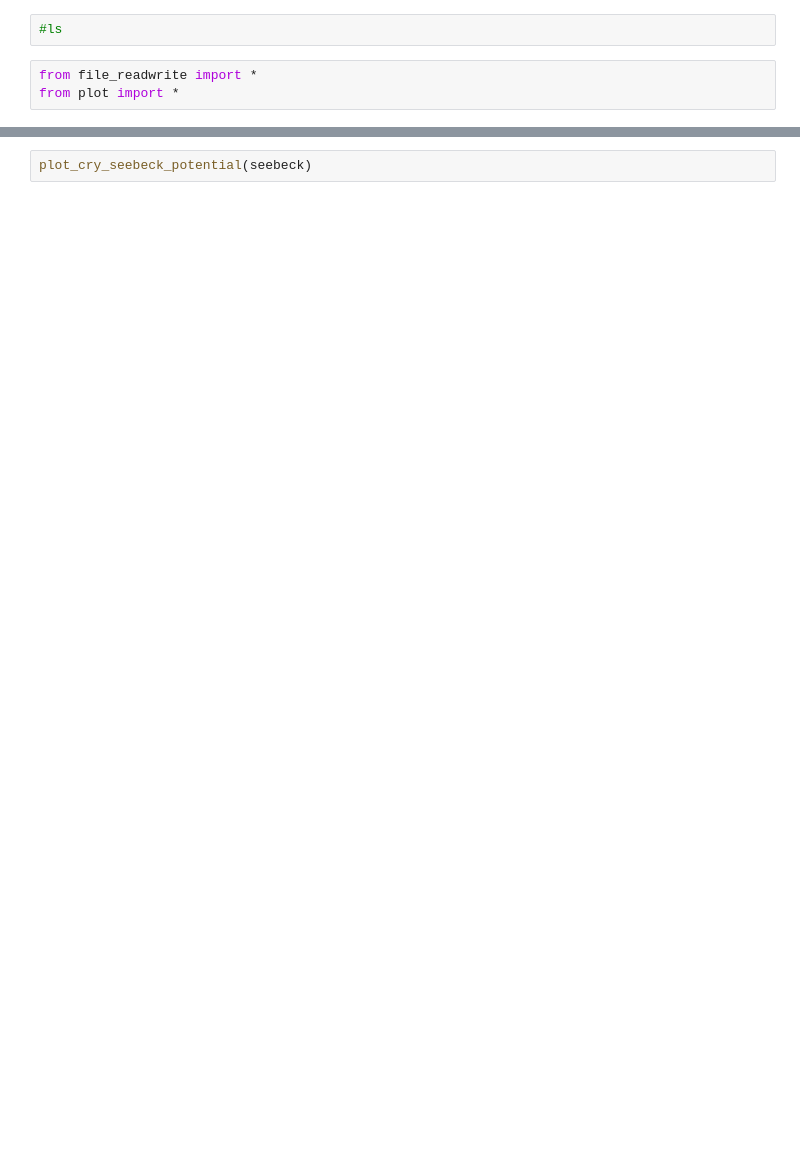
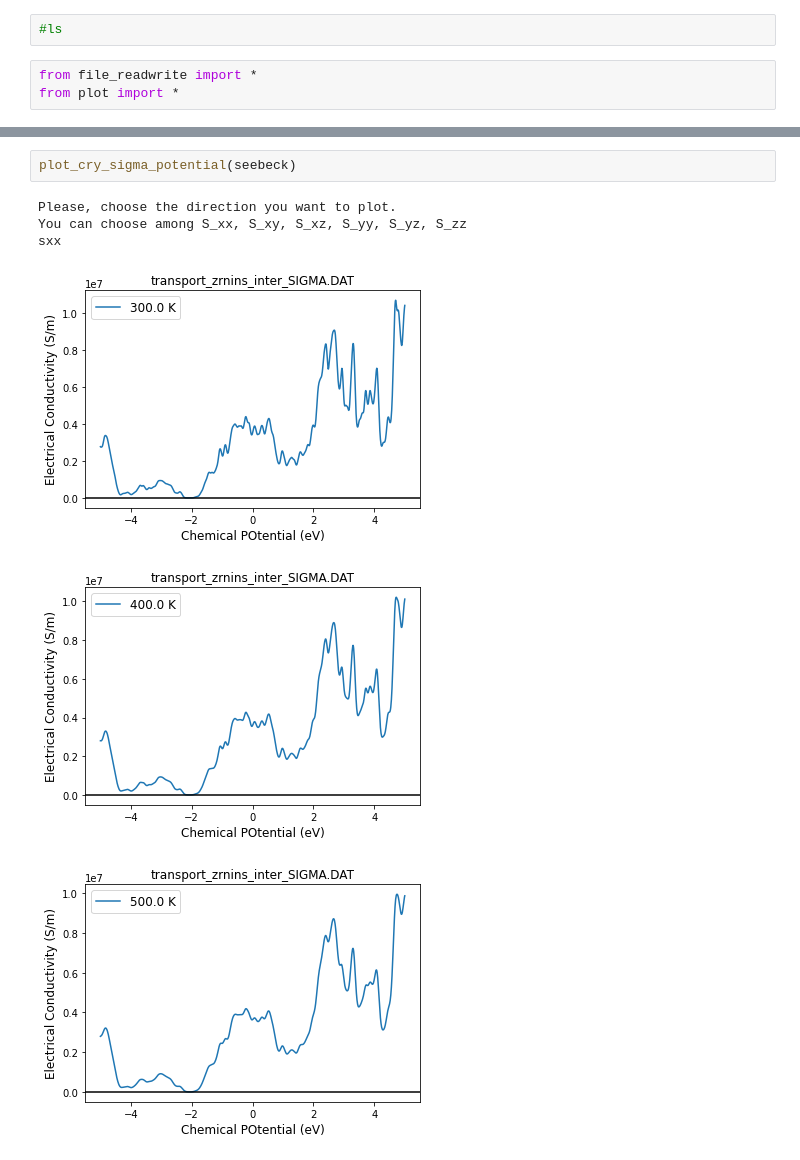
Before and after one commit to crystal-code-tools/CRYSTALpytools, a Jupyter notebook: crystal_functions/debug.ipynb, the cells around one changed output, grey strips where cells are left out. Cells and saved outputs as stored; diff of their text form; blank space fills up the shorter version.

```diff
--- a/crystal_functions/debug.ipynb
+++ b/crystal_functions/debug.ipynb
@@ -18,2 +22,9 @@ NameError: name 'seebeck2' is not defined
 # %%
-plot_cry_seebeck_potential(seebeck)
+plot_cry_sigma_potential(seebeck)
+# %% [output]
+Please, choose the direction you want to plot.
+You can choose among S_xx, S_xy, S_xz, S_yy, S_yz, S_zz
+sxx
+[figure, added]
+[figure, added]
+[figure, added]
```
Also changed, not shown: parts of 8 cells of this notebook, 1 other file.
